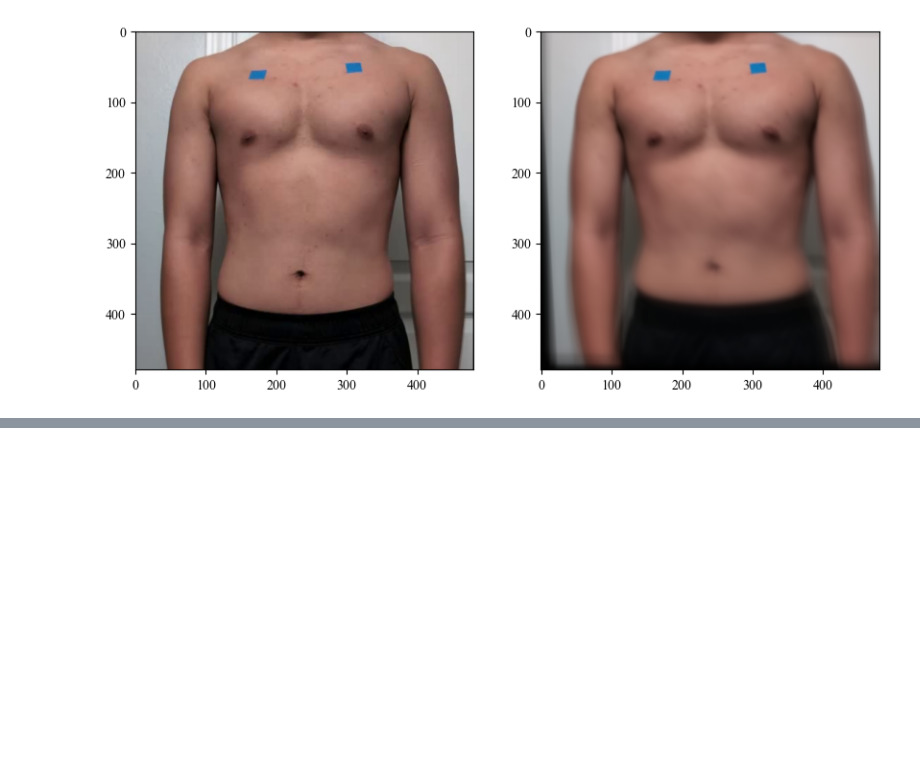
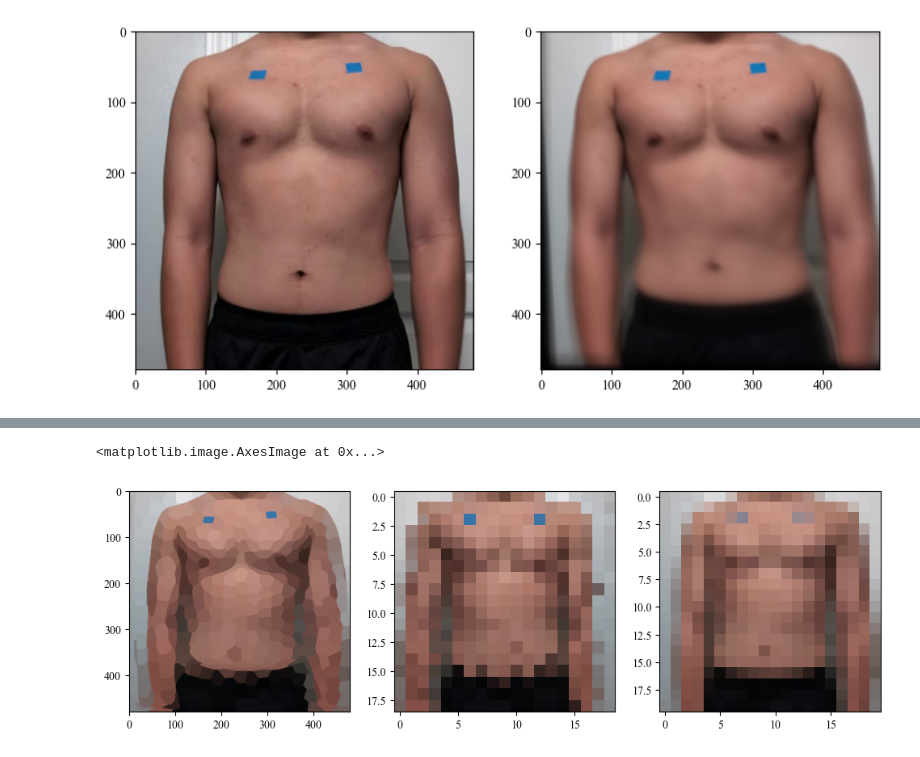
Before and after one commit to tiandahuang/chest-rppg, a Jupyter notebook: signal_analysis.ipynb, the cells around one changed output, grey strips where cells are left out. Saved outputs shown, nothing was run; the diff lists cells and outputs as text; code cells hidden in the pictures; blank space fills up the shorter version.

```diff
--- a/signal_analysis.ipynb
+++ b/signal_analysis.ipynb
@@ -43,0 +80,5 @@ ax[1].imshow(pp.smear(stabilized_array))
+# %%
+frames = []
+for i in tqdm(stabilized_array):
+    frames.append(mask_avg_image(lsc_mask, i))
+lsc_array = np.array(frames)
@@ -43,0 +89,5 @@ ax[1].imshow(pp.smear(stabilized_array))
+# %%
+def mask_chunk_avg_image(mask, image):
+    return np.array([np.mean(image[mask == i], axis=0) for i in range(num_chunks)])
+# %%
+lsc_mean_array = np.array([mask_chunk_avg_image(lsc_mask, i) for i in tqdm(stabilized_array)])
@@ -43,0 +100,9 @@ ax[1].imshow(pp.smear(stabilized_array))
+# %%
+fig, ax = plt.subplots(1, 3, figsize=(12, 4))
+ax[0].imshow(cv2.cvtColor(mask_results, cv2.COLOR_BGR2RGB))
+ax[1].imshow(cv2.cvtColor(lsc_mean_array_4d[0], cv2.COLOR_BGR2RGB))
+ax[2].imshow(blocking_results)
+plt.savefig('data/superpixel_lsc_results.png', bbox_inches='tight')
+# %% [output]
+<matplotlib.image.AxesImage at 0x...>
+[figure, added]
```
Also changed, not shown: parts of 16 cells of this notebook, 2 other files.
